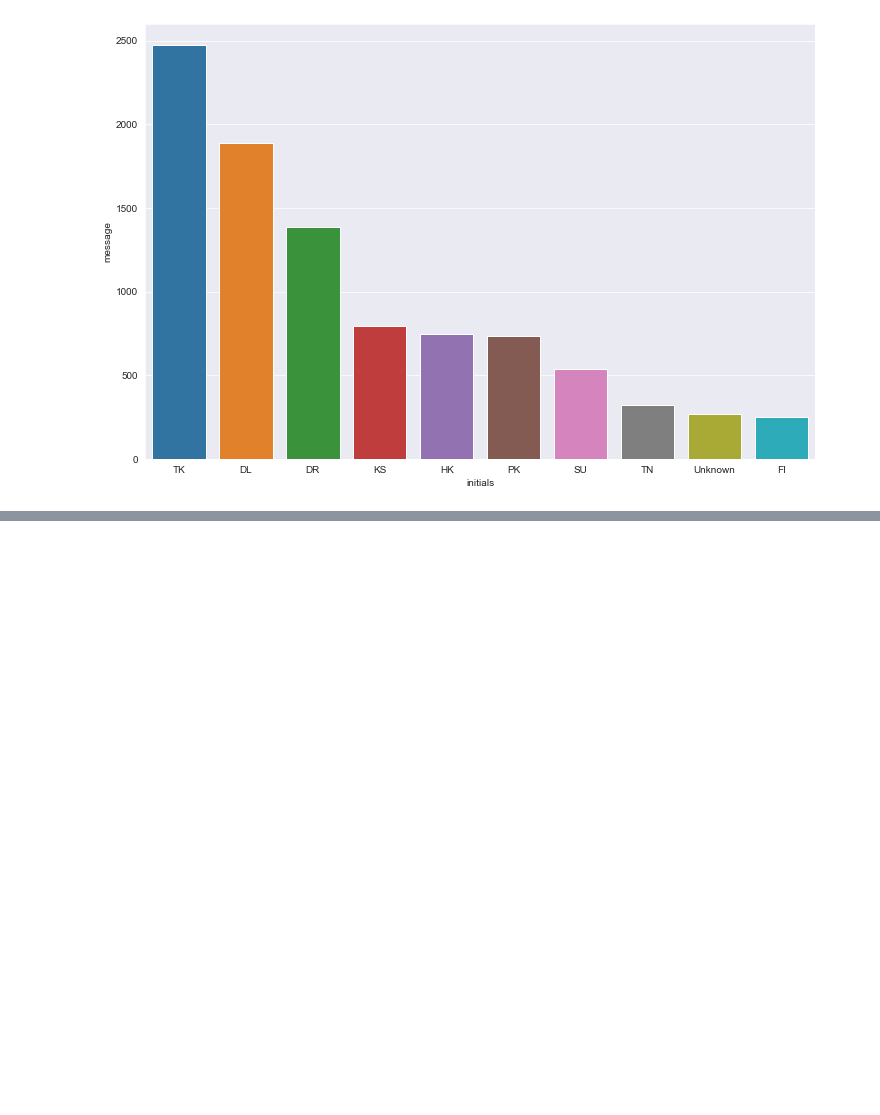
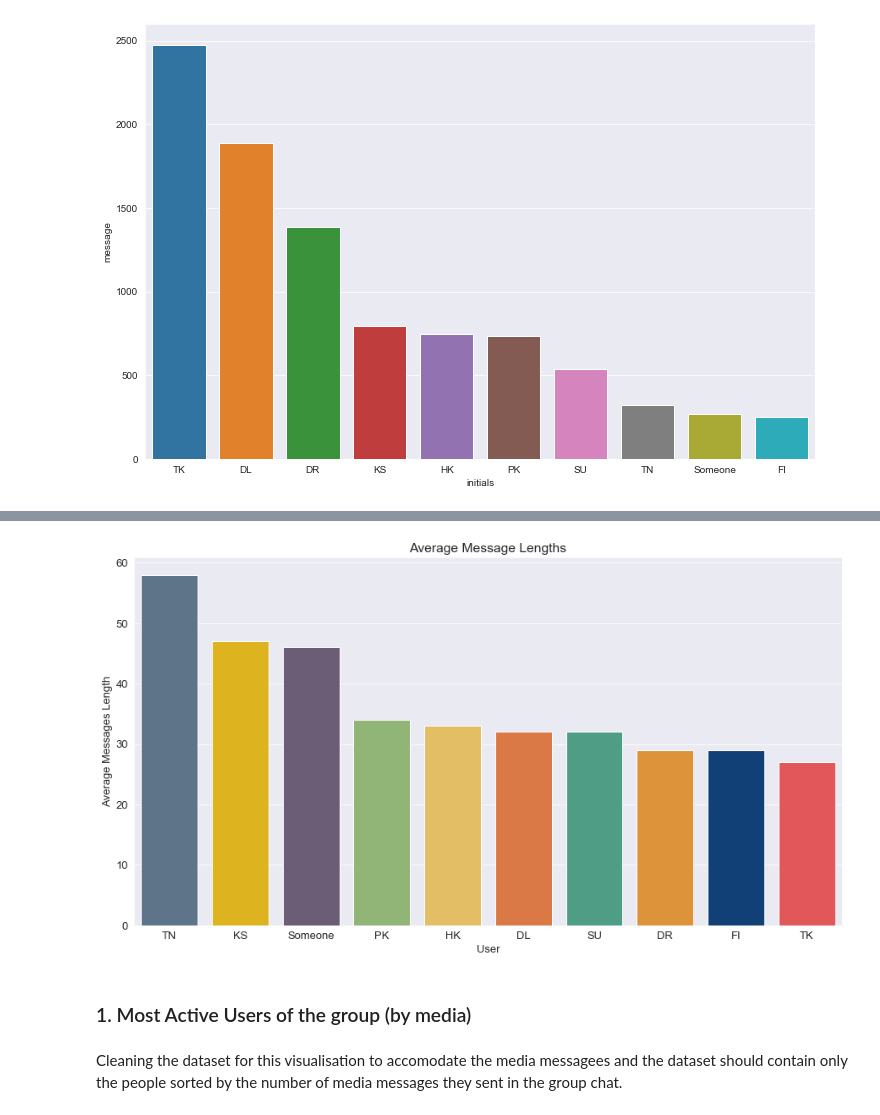
Before and after one commit to sushanth10/whatsapp-chat-analysis, a Jupyter notebook: text-analysis.ipynb, the cells around one changed output, grey strips where cells are left out. Cells and saved outputs as stored; diff of their text form; code cells hidden in the pictures; blank space fills up the shorter version.

```diff
--- a/text-analysis.ipynb
+++ b/text-analysis.ipynb
@@ -80,7 +82,7 @@ top10df['initials'] = ''
 for i in range(10):
     top10df.initials[i] = top10df.user[i].split()[0][0] + top10df.user[i].split()[1][0]
 
-top10df.initials[8] = "Unknown"  #since the number is not saved we'll just put it as an unknown number
+top10df.initials[8] = "Someone"  #since the number is not saved we'll just put it as an someone
 # %% [output]
 A value is trying to be set on a copy of a slice from a DataFrame
 
@@ -101,0 +183,19 @@ sns.barplot(top10df.initials, top10df.message, data=top10df);
+# %%
+# Barplot of those top 10 users' average message lengths
+plt.figure(figsize=(15,8))
+plt.rc('font', size=13)
+sns.barplot(top10df_msg.initials, top10df_msg.avg_message_length, palette = get_colors_of_certain_order(top10df_msg.initials))    # Note: the respective palette argument;
+
+plt.title('Average Message Lengths')
+plt.xlabel('User');
+plt.ylabel('Average Messages Length');
+
+
+# Saving the plots
+plt.savefig('Generated Visuals/top10_msg_plots.png', format = 'png')
+# %% [output]
+[figure, added]
+# %% [markdown]
+### 1. Most Active Users of the group (by media)
+# %% [markdown]
+Cleaning the dataset for this visualisation to accomodate the media messagees and the dataset should contain only the people sorted by the number of media messages they sent in the group chat.
```
Also changed, not shown: parts of 22 cells of this notebook, 6 other files.
